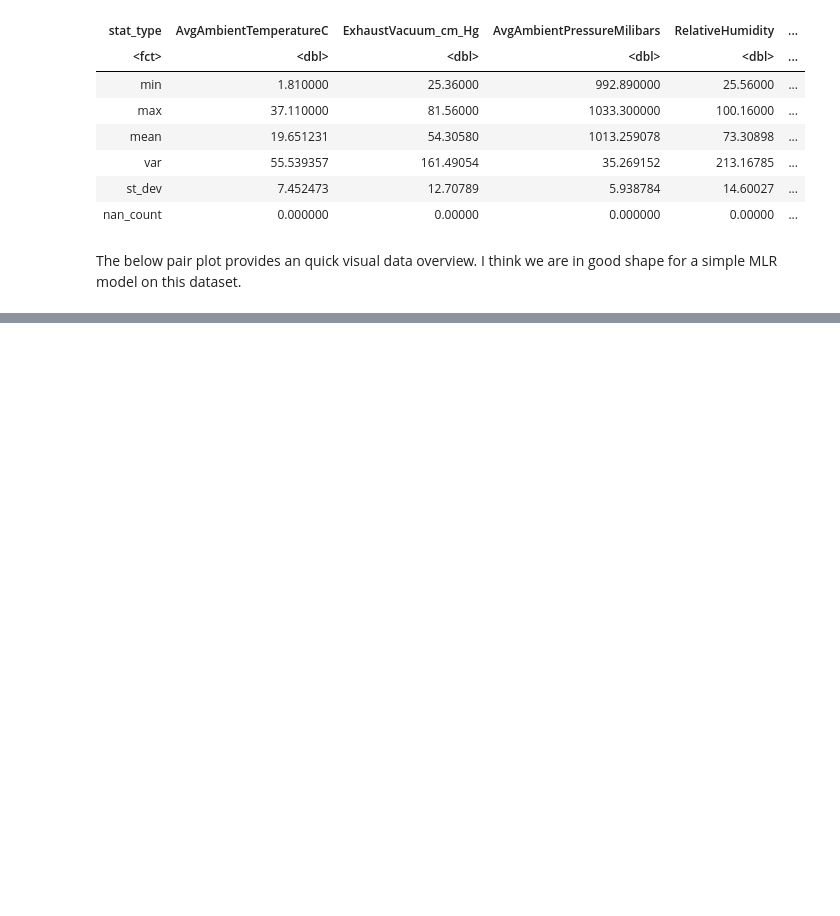
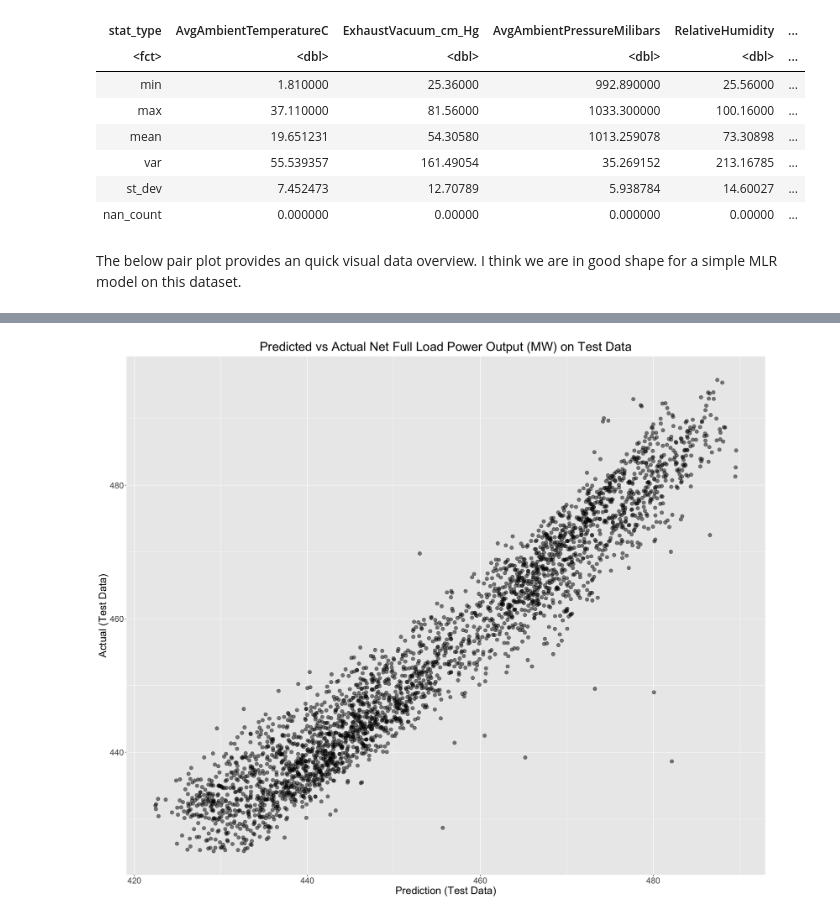
Before and after one commit to edile47/MPG-prediction, a Jupyter notebook: power_prediction.ipynb, the cells around one changed output, grey strips where cells are left out. Cells and saved outputs as stored; diff of their text form; code cells hidden in the pictures; blank space fills up the shorter version.

```diff
--- a/power_prediction.ipynb
+++ b/power_prediction.ipynb
@@ -104,0 +265,17 @@ ggpairs(power_subset,
+# %%
+# TODO: residual plots, qqplots, etc.
+best_model <- lm(NetEnergyOutputMegaWatts ~ ., data=power_train)
+
+test_prediction <- predict(best_model, power_test)
+
+results <- data.frame(pred=test_prediction, actual=power_test$NetEnergyOutputMegaWatts)
+# %%
+prediction_plot <- results %>% ggplot(aes(x=pred, y=actual)) +
+                        geom_point(size=3, alpha=0.5) +
+                        labs(x = "Prediction (Test Data)", y = "Actual (Test Data)") +
+                        ggtitle("Predicted vs Actual Net Full Load Power Output (MW) on Test Data") +
+                                theme(text = element_text(size=20),
+                                      plot.title = element_text(hjust = 0.5))
+prediction_plot
+# %% [output]
+[figure, added]
```
Also changed, not shown: parts of 18 cells of this notebook, 1 other file.
